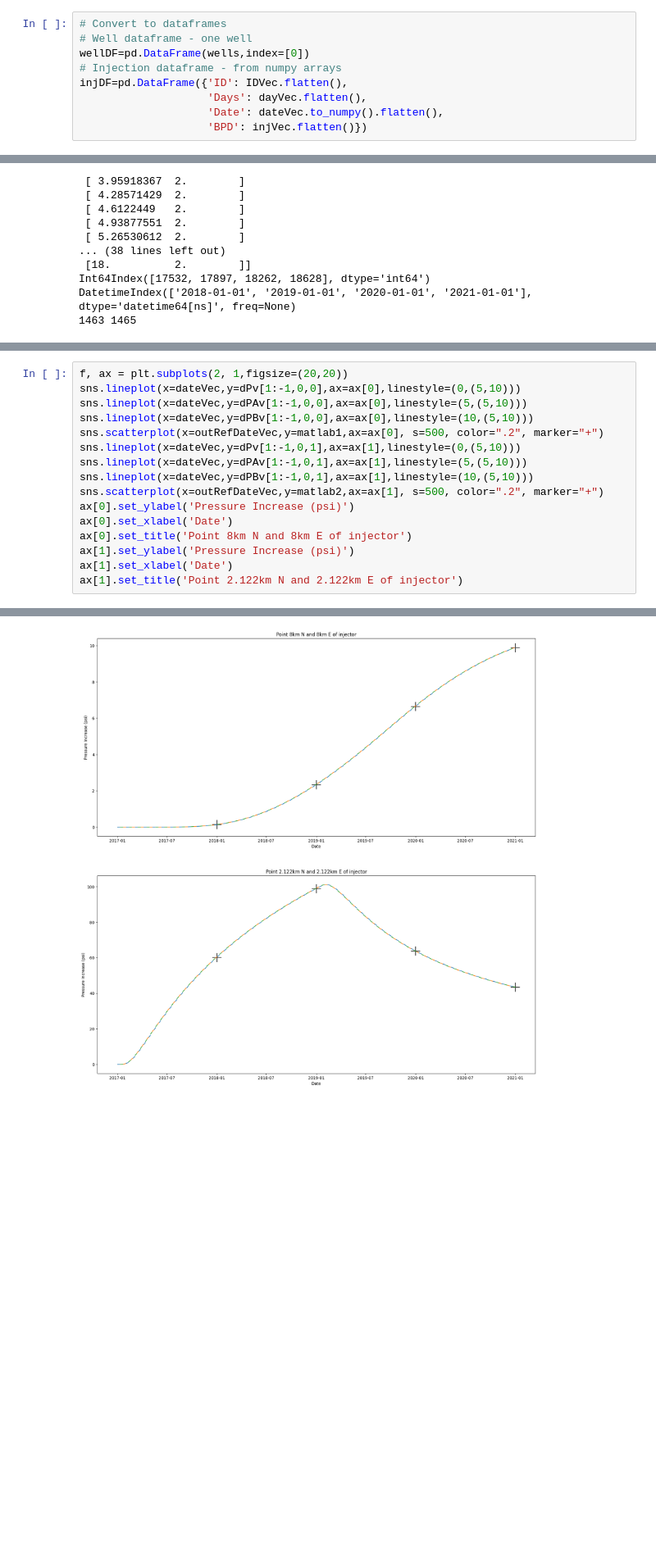
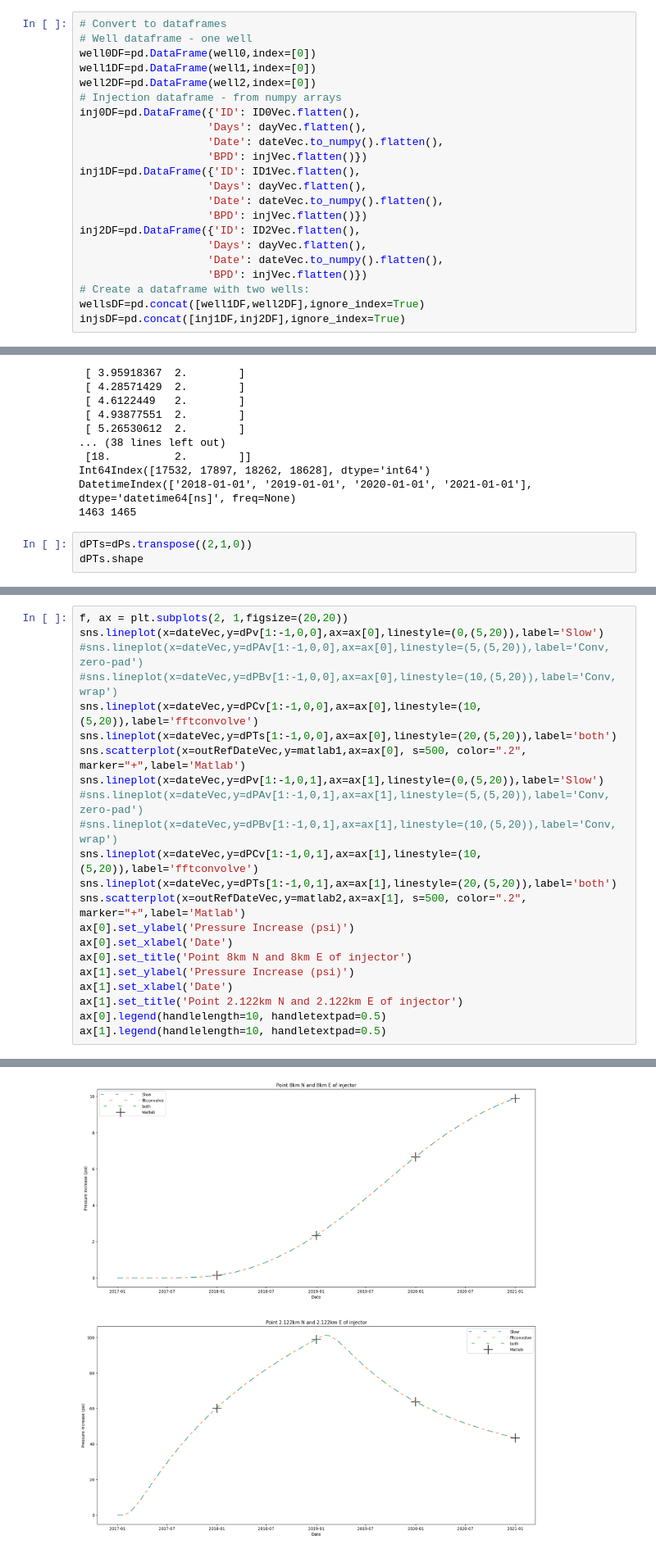
Before and after one commit to ut-beg-texnet/GIST, a Jupyter notebook: src/GISTRegressionTests.ipynb, the cells around one changed output, grey strips where cells are left out. Shown at 82% size. Drawn from its saved outputs; the diff is of its cells as text; blank space fills up the shorter version.

```diff
--- a/src/GISTRegressionTests.ipynb
+++ b/src/GISTRegressionTests.ipynb
@@ -143,12 +164,25 @@ Int64Index([17532, 17897, 18262, 18628], dtype='int64')
 # %%
 # Convert to dataframes
 # Well dataframe - one well
-wellDF=pd.DataFrame(wells,index=[0])
+well0DF=pd.DataFrame(well0,index=[0])
+well1DF=pd.DataFrame(well1,index=[0])
+well2DF=pd.DataFrame(well2,index=[0])
 # Injection dataframe - from numpy arrays
-injDF=pd.DataFrame({'ID': IDVec.flatten(),
+inj0DF=pd.DataFrame({'ID': ID0Vec.flatten(),
                     'Days': dayVec.flatten(),
                     'Date': dateVec.to_numpy().flatten(),
                     'BPD': injVec.flatten()})
+inj1DF=pd.DataFrame({'ID': ID1Vec.flatten(),
+                    'Days': dayVec.flatten(),
+                    'Date': dateVec.to_numpy().flatten(),
+                    'BPD': injVec.flatten()})
+inj2DF=pd.DataFrame({'ID': ID2Vec.flatten(),
+                    'Days': dayVec.flatten(),
+                    'Date': dateVec.to_numpy().flatten(),
+                    'BPD': injVec.flatten()})
+# Create a dataframe with two wells:
+wellsDF=pd.concat([well1DF,well2DF],ignore_index=True)
+injsDF=pd.concat([inj1DF,inj2DF],ignore_index=True)
 # %%
 # Make output time and location information
 x=np.linspace(2.,18.,50)
@@ -371,3 +407,6 @@ print(len(dateVec),len(dPv[:,0,0]))
 Int64Index([17532, 17897, 18262, 18628], dtype='int64')
 DatetimeIndex(['2018-01-01', '2019-01-01', '2020-01-01', '2021-01-01'], dtype='datetime64[ns]', freq=None)
 1463 1465
+# %%
+dPTs=dPs.transpose((2,1,0))
+dPTs.shape
@@ -374,17 +415,23 @@ DatetimeIndex(['2018-01-01', '2019-01-01', '2020-01-01', '2021-01-01'], dtype='d
 # %%
 f, ax = plt.subplots(2, 1,figsize=(20,20))
-sns.lineplot(x=dateVec,y=dPv[1:-1,0,0],ax=ax[0],linestyle=(0,(5,10)))
-sns.lineplot(x=dateVec,y=dPAv[1:-1,0,0],ax=ax[0],linestyle=(5,(5,10)))
-sns.lineplot(x=dateVec,y=dPBv[1:-1,0,0],ax=ax[0],linestyle=(10,(5,10)))
-sns.scatterplot(x=outRefDateVec,y=matlab1,ax=ax[0], s=500, color=".2", marker="+")
-sns.lineplot(x=dateVec,y=dPv[1:-1,0,1],ax=ax[1],linestyle=(0,(5,10)))
-sns.lineplot(x=dateVec,y=dPAv[1:-1,0,1],ax=ax[1],linestyle=(5,(5,10)))
-sns.lineplot(x=dateVec,y=dPBv[1:-1,0,1],ax=ax[1],linestyle=(10,(5,10)))
-sns.scatterplot(x=outRefDateVec,y=matlab2,ax=ax[1], s=500, color=".2", marker="+")
+sns.lineplot(x=dateVec,y=dPv[1:-1,0,0],ax=ax[0],linestyle=(0,(5,20)),label='Slow')
+#sns.lineplot(x=dateVec,y=dPAv[1:-1,0,0],ax=ax[0],linestyle=(5,(5,20)),label='Conv, zero-pad')
+#sns.lineplot(x=dateVec,y=dPBv[1:-1,0,0],ax=ax[0],linestyle=(10,(5,20)),label='Conv, wrap')
+sns.lineplot(x=dateVec,y=dPCv[1:-1,0,0],ax=ax[0],linestyle=(10,(5,20)),label='fftconvolve')
+sns.lineplot(x=dateVec,y=dPTs[1:-1,0,0],ax=ax[0],linestyle=(20,(5,20)),label='both')
+sns.scatterplot(x=outRefDateVec,y=matlab1,ax=ax[0], s=500, color=".2", marker="+",label='Matlab')
+sns.lineplot(x=dateVec,y=dPv[1:-1,0,1],ax=ax[1],linestyle=(0,(5,20)),label='Slow')
+#sns.lineplot(x=dateVec,y=dPAv[1:-1,0,1],ax=ax[1],linestyle=(5,(5,20)),label='Conv, zero-pad')
+#sns.lineplot(x=dateVec,y=dPBv[1:-1,0,1],ax=ax[1],linestyle=(10,(5,20)),label='Conv, wrap')
+sns.lineplot(x=dateVec,y=dPCv[1:-1,0,1],ax=ax[1],linestyle=(10,(5,20)),label='fftconvolve')
+sns.lineplot(x=dateVec,y=dPTs[1:-1,0,1],ax=ax[1],linestyle=(20,(5,20)),label='both')
+sns.scatterplot(x=outRefDateVec,y=matlab2,ax=ax[1], s=500, color=".2", marker="+",label='Matlab')
 ax[0].set_ylabel('Pressure Increase (psi)')
 ax[0].set_xlabel('Date')
 ax[0].set_title('Point 8km N and 8km E of injector')
 ax[1].set_ylabel('Pressure Increase (psi)')
 ax[1].set_xlabel('Date')
 ax[1].set_title('Point 2.122km N and 2.122km E of injector')
+ax[0].legend(handlelength=10, handletextpad=0.5)
+ax[1].legend(handlelength=10, handletextpad=0.5)
 # %% [output]
@@ -392,4 +439,4 @@ Text(0.5, 1.0, 'Point 2.122km N and 2.122km E of injector')
-[figure, old version]
+[figure, new version]
 # %% [markdown]
 # Load anisotropic reference
 # %% [markdown]
```
Also changed, not shown: parts of 9 cells of this notebook.
